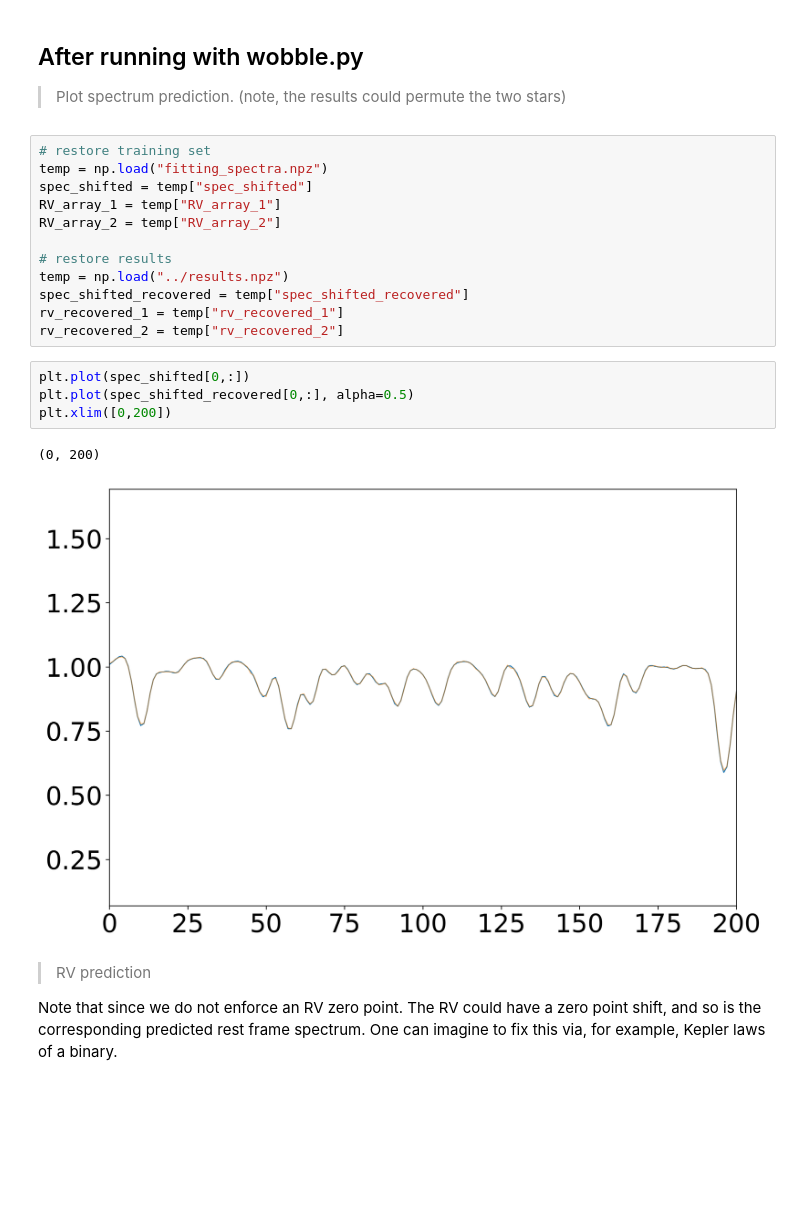
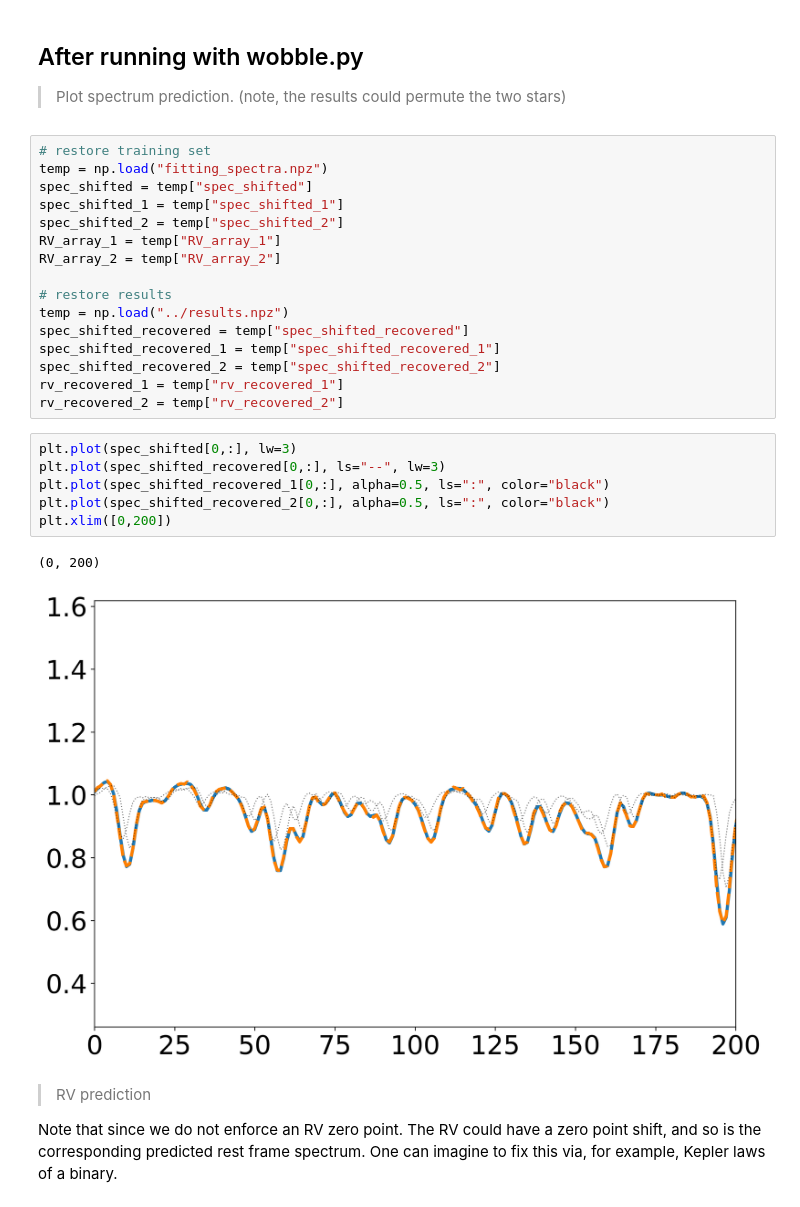
Before and after one commit to tingyuansen/Wobble_NN, a Jupyter notebook: Wobble_NN.ipynb, the cells around one changed output. Saved outputs shown, nothing was run; the diff lists cells and outputs as text; blank space fills up the shorter version.

```diff
--- a/Wobble_NN.ipynb
+++ b/Wobble_NN.ipynb
@@ -231,21 +231,27 @@ np.savez("fitting_spectra.npz",\
 # restore training set
 temp = np.load("fitting_spectra.npz")
 spec_shifted = temp["spec_shifted"]
+spec_shifted_1 = temp["spec_shifted_1"]
+spec_shifted_2 = temp["spec_shifted_2"]
 RV_array_1 = temp["RV_array_1"]
 RV_array_2 = temp["RV_array_2"]
 
 # restore results
 temp = np.load("../results.npz")
 spec_shifted_recovered = temp["spec_shifted_recovered"]
+spec_shifted_recovered_1 = temp["spec_shifted_recovered_1"]
+spec_shifted_recovered_2 = temp["spec_shifted_recovered_2"]
 rv_recovered_1 = temp["rv_recovered_1"]
 rv_recovered_2 = temp["rv_recovered_2"]
 # %%
-plt.plot(spec_shifted[0,:])
-plt.plot(spec_shifted_recovered[0,:], alpha=0.5)
+plt.plot(spec_shifted[0,:], lw=3)
+plt.plot(spec_shifted_recovered[0,:], ls="--", lw=3)
+plt.plot(spec_shifted_recovered_1[0,:], alpha=0.5, ls=":", color="black")
+plt.plot(spec_shifted_recovered_2[0,:], alpha=0.5, ls=":", color="black")
 plt.xlim([0,200])
 # %% [output]
 (0, 200)
-[figure, old version]
+[figure, new version]
 # %% [markdown]
 > RV prediction
 
```
Also changed, not shown: parts of 1 cell of this notebook, 1 other file.
